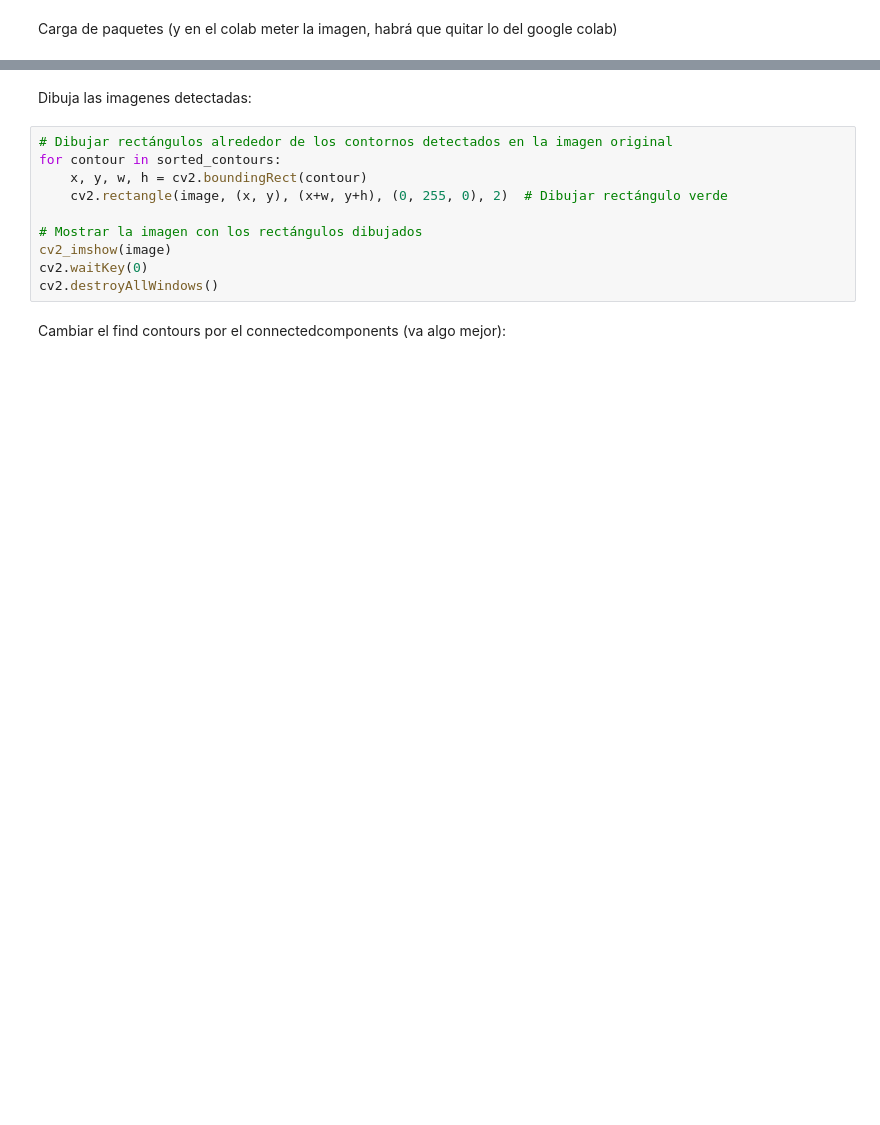
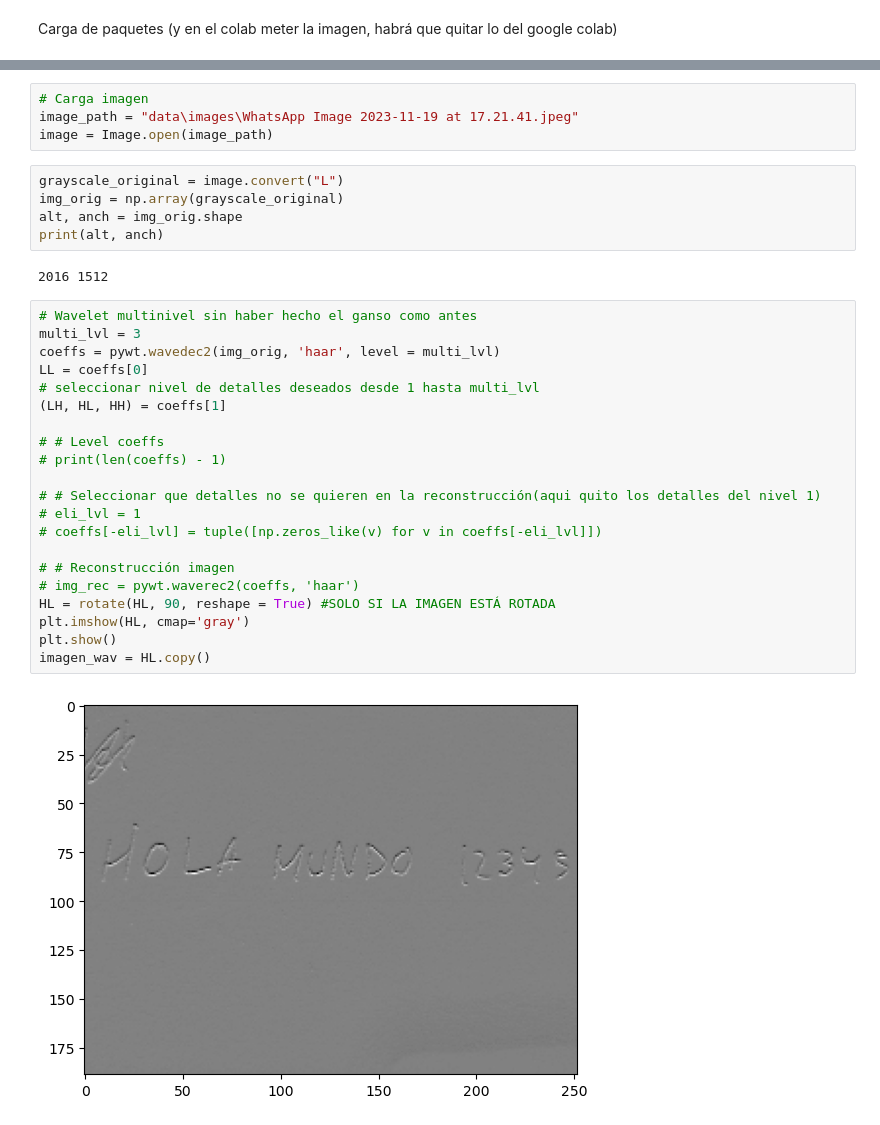
Before and after one commit to ancare2/Trabajo_ReconocimientoTexto, a Jupyter notebook: Prueba_OCRs.ipynb, the cells around one changed output, grey strips where cells are left out. Cells and saved outputs as stored; diff of their text form; blank space fills up the shorter version.

```diff
--- a/Prueba_OCRs.ipynb
+++ b/Prueba_OCRs.ipynb
@@ -120,14 +35,34 @@ cv2.destroyAllWindows()
-# %% [markdown]
-Dibuja las imagenes detectadas:
-# %%
-# Dibujar rectángulos alrededor de los contornos detectados en la imagen original
-for contour in sorted_contours:
-    x, y, w, h = cv2.boundingRect(contour)
-    cv2.rectangle(image, (x, y), (x+w, y+h), (0, 255, 0), 2)  # Dibujar rectángulo verde
-
-# Mostrar la imagen con los rectángulos dibujados
-cv2_imshow(image)
-cv2.waitKey(0)
-cv2.destroyAllWindows()
-# %% [markdown]
-Cambiar el find contours por el connectedcomponents (va algo mejor):
+# %%
+# Carga imagen
+image_path = "data\images\WhatsApp Image 2023-11-19 at 17.21.41.jpeg"
+image = Image.open(image_path)
+# %%
+grayscale_original = image.convert("L")
+img_orig = np.array(grayscale_original)
+alt, anch = img_orig.shape
+print(alt, anch)
+# %% [output]
+2016 1512
+# %%
+# Wavelet multinivel sin haber hecho el ganso como antes
+multi_lvl = 3
+coeffs = pywt.wavedec2(img_orig, 'haar', level = multi_lvl)
+LL = coeffs[0]
+# seleccionar nivel de detalles deseados desde 1 hasta multi_lvl
+(LH, HL, HH) = coeffs[1]
+
+# # Level coeffs
+# print(len(coeffs) - 1)
+
+# # Seleccionar que detalles no se quieren en la reconstrucción(aqui quito los detalles del nivel 1)
+# eli_lvl = 1
+# coeffs[-eli_lvl] = tuple([np.zeros_like(v) for v in coeffs[-eli_lvl]])
+
+# # Reconstrucción imagen
+# img_rec = pywt.waverec2(coeffs, 'haar')
+HL = rotate(HL, 90, reshape = True) #SOLO SI LA IMAGEN ESTÁ ROTADA
+plt.imshow(HL, cmap='gray')
+plt.show()
+imagen_wav = HL.copy()
+# %% [output]
+[figure, added]
```
Also changed, not shown: parts of 12 cells of this notebook, 1 other file.
